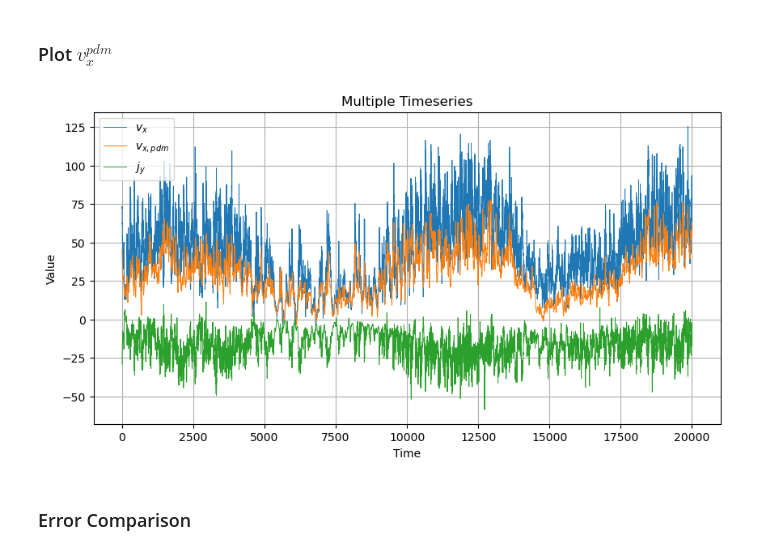
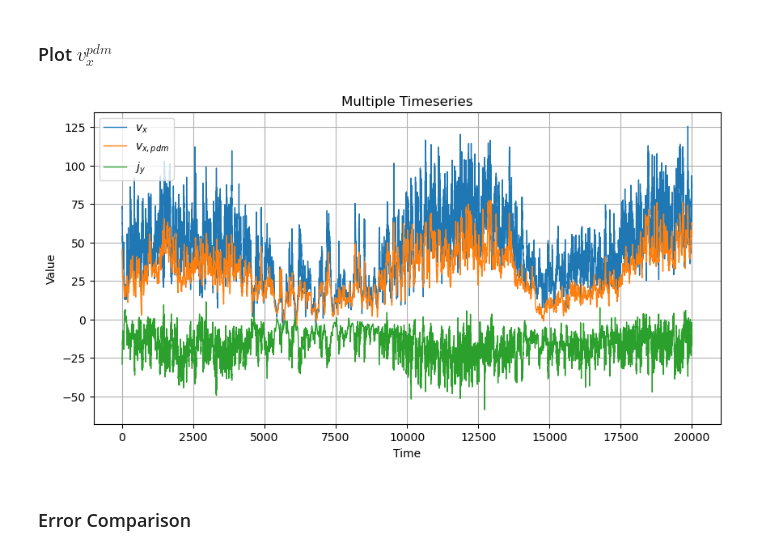
Before and after one commit to MichaelSkowronek/potential_probe_velocity_measuring, a Jupyter notebook: notebooks/misc_analysis_x15_y0_z0.ipynb, the cells around one changed output. Drawn from its saved outputs; the diff is of its cells as text; code cells hidden in the pictures.

```diff
--- a/notebooks/misc_analysis_x15_y0_z0.ipynb
+++ b/notebooks/misc_analysis_x15_y0_z0.ipynb
@@ -267,27 +267,26 @@ plot_timeseries(
 # %%
 j_y_center = extract_timeseries(
     data=fld_data,
     column_labels='jy',
     y_coord=y_coord,
     z_coord=z_coord,
     )
 v_x_pdm = approx_part_phi_y / B_z  # pdm = potential difference method
 
 plot_timeseries(
     [
         v_x_center,
         v_x_pdm,
         j_y_center,
         ],
     labels=[
         "$v_{x}$",
         "$v_{x, pdm}$",
         "$j_{y}$",
         ],
-    linewidth=0.7,
     )
 # %% [output]
-[figure, old version]
+[figure, new version]
 # %% [markdown]
 ### Error Comparison
 # %%
```
Also changed, not shown: parts of 1 cell of this notebook, 2 other files.
